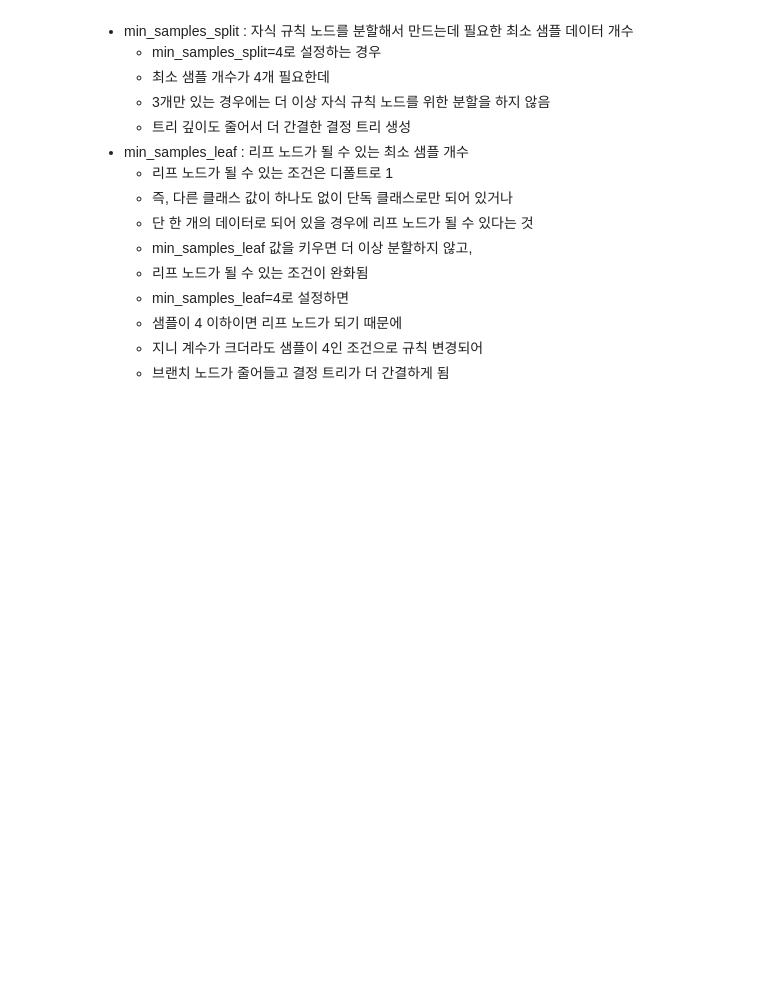
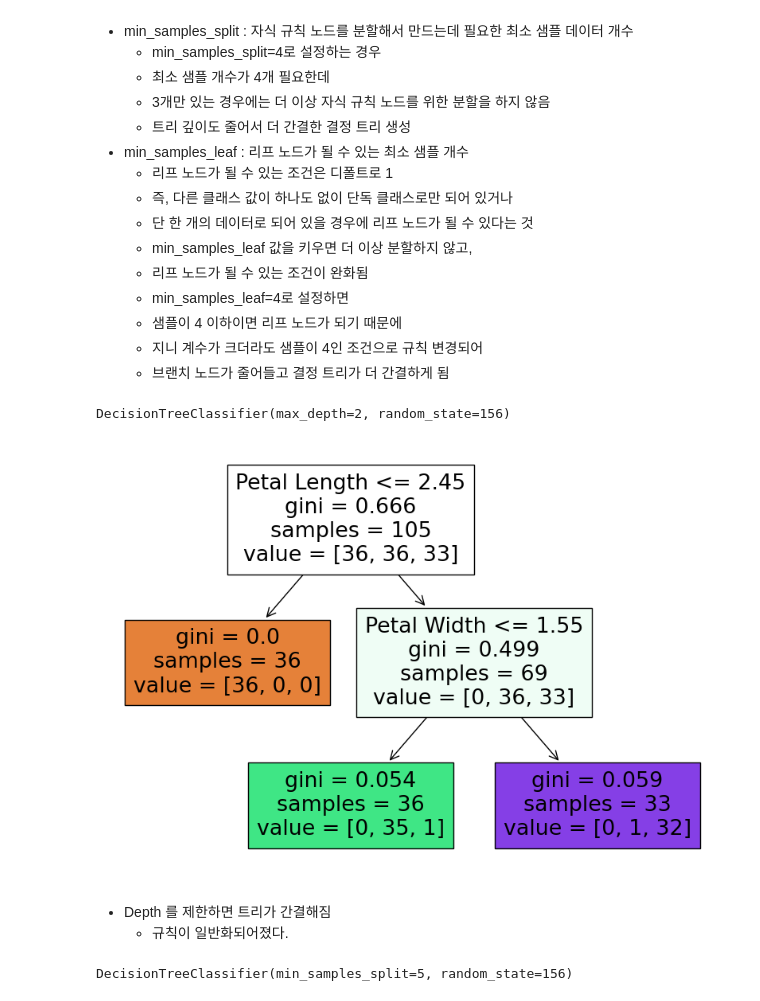
Before and after one commit to gherwt/TIL, a Jupyter notebook: kDT30/DATA ANALIYSIS/머신러닝/머신러닝_05_1_0_결정트리.ipynb, the cells around one changed output. Drawn from its saved outputs; the diff is of its cells as text; code cells hidden in the pictures; blank space fills up the shorter version.

```diff
--- a/kDT30/DATA ANALIYSIS/머신러닝/머신러닝_05_1_0_결정트리.ipynb
+++ b/kDT30/DATA ANALIYSIS/머신러닝/머신러닝_05_1_0_결정트리.ipynb
@@ -308,8 +433,25 @@ from sklearn.tree import plot_tree
     - 브랜치 노드가 줄어들고 결정 트리가 더 간결하게 됨
 # %%
 # 결정 트리 하이퍼 파라미터 튜닝
-# max_depth = 3으로 조정
+# max_depth = 2으로 조정
+dt_cfg = DecisionTreeClassifier(max_depth = 2, random_state = 156)
+dt_cfg.fit(X_train, y_train)
+# %% [output]
+DecisionTreeClassifier(max_depth=2, random_state=156)
+# %%
+plt.figure(figsize = (10, 7))
+plot_tree(dt_cfg, filled = True, feature_names=['Sepal Length', 'Sepal Width', 'Petal Length', 'Petal Width'])
+plt.show()
+# %% [output]
+[figure, added]
+# %% [markdown]
+- Depth 를 제한하면 트리가 간결해짐
+    - 규칙이 일반화되어졌다.
 # %%
 # 결정 트리 하이퍼 파라미터 튜닝
 # min_samples_split=5로 상향
+dt_cfg = DecisionTreeClassifier(min_samples_split = 5, random_state = 156)
+dt_cfg.fit(X_train, y_train)
+# %% [output]
+DecisionTreeClassifier(min_samples_split=5, random_state=156)
 # %%
```
Also changed, not shown: parts of 34 cells of this notebook, 6 other files.
